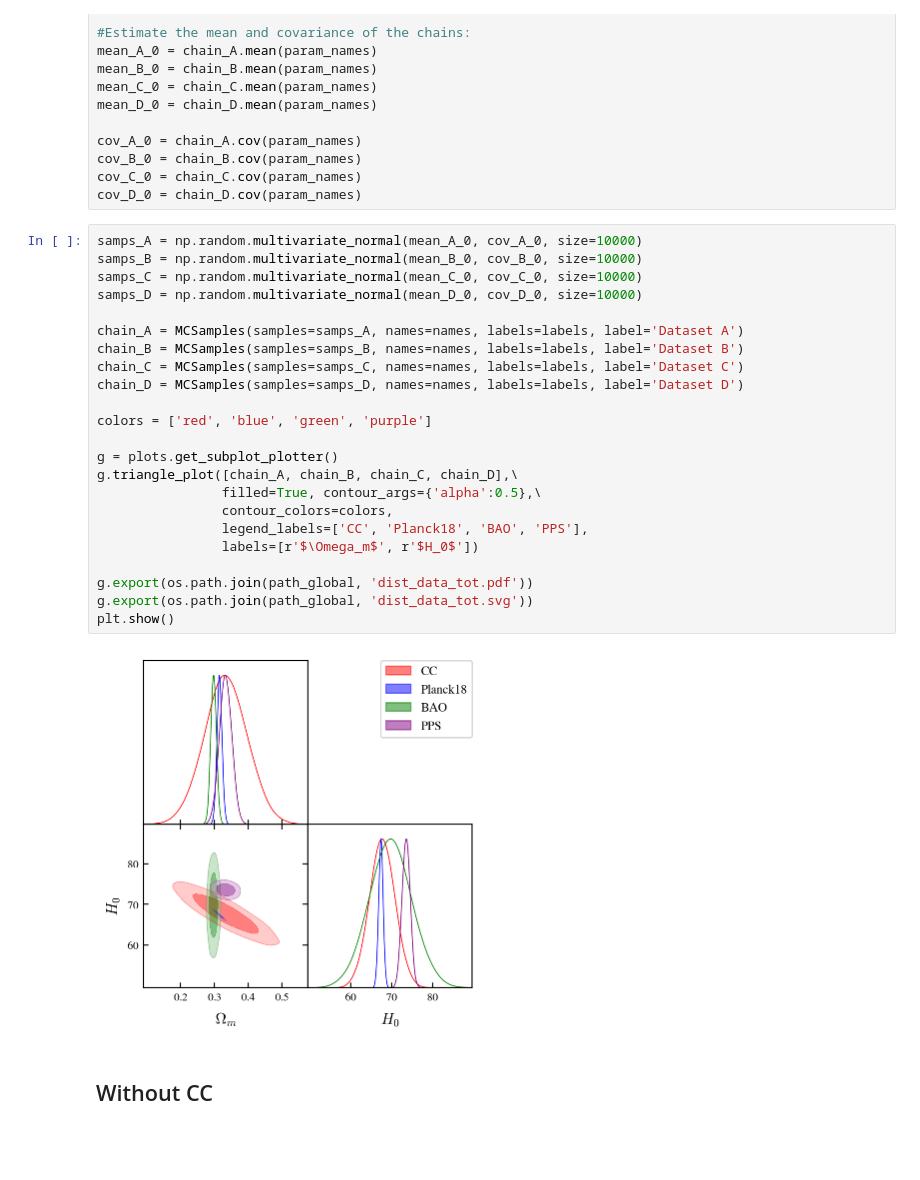
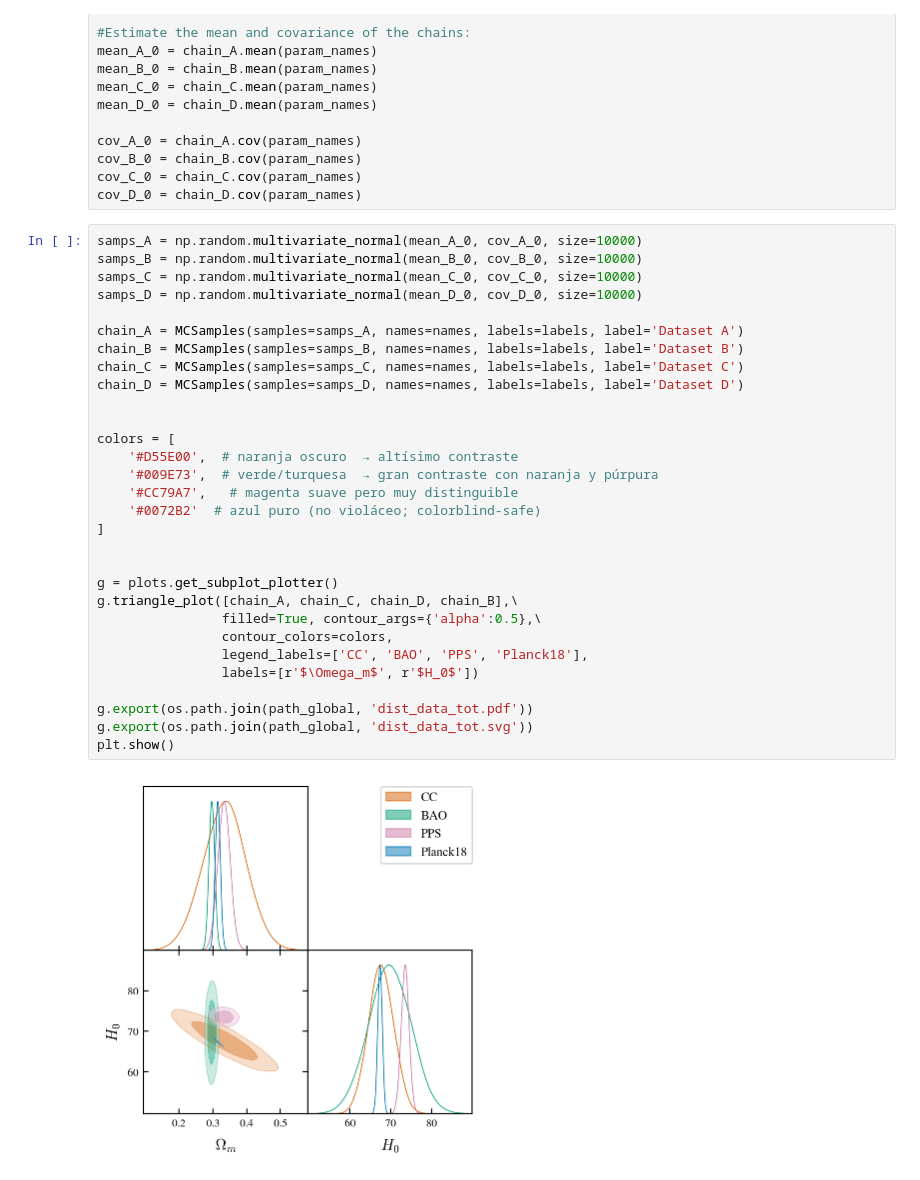
Before and after one commit to matiasleize/multimeter, a Jupyter notebook: notebooks/PRL/paper_plots/fig4.ipynb, the cells around one changed output. Cells and saved outputs as stored; diff of their text form; blank space fills up the shorter version.

```diff
--- a/notebooks/PRL/paper_plots/fig4.ipynb
+++ b/notebooks/PRL/paper_plots/fig4.ipynb
@@ -568,27 +447,32 @@ cov_D_0 = chain_D.cov(param_names)
 # %%
 samps_A = np.random.multivariate_normal(mean_A_0, cov_A_0, size=10000)
 samps_B = np.random.multivariate_normal(mean_B_0, cov_B_0, size=10000)
 samps_C = np.random.multivariate_normal(mean_C_0, cov_C_0, size=10000)
 samps_D = np.random.multivariate_normal(mean_D_0, cov_D_0, size=10000)
 
 chain_A = MCSamples(samples=samps_A, names=names, labels=labels, label='Dataset A')
 chain_B = MCSamples(samples=samps_B, names=names, labels=labels, label='Dataset B')
 chain_C = MCSamples(samples=samps_C, names=names, labels=labels, label='Dataset C')
 chain_D = MCSamples(samples=samps_D, names=names, labels=labels, label='Dataset D')
 
-colors = ['red', 'blue', 'green', 'purple']
+
+colors = [
+    '#D55E00',  # naranja oscuro  → altísimo contraste
+    '#009E73',  # verde/turquesa  → gran contraste con naranja y púrpura
+    '#CC79A7',   # magenta suave pero muy distinguible
+    '#0072B2'  # azul puro (no violáceo; colorblind-safe)
+]
+
 
 g = plots.get_subplot_plotter()
-g.triangle_plot([chain_A, chain_B, chain_C, chain_D],\
+g.triangle_plot([chain_A, chain_C, chain_D, chain_B],\
                 filled=True, contour_args={'alpha':0.5},\
                 contour_colors=colors,
-                legend_labels=['CC', 'Planck18', 'BAO', 'PPS'],
+                legend_labels=['CC', 'BAO', 'PPS', 'Planck18'],
                 labels=[r'$\Omega_m$', r'$H_0$'])
 
 g.export(os.path.join(path_global, 'dist_data_tot.pdf'))
 g.export(os.path.join(path_global, 'dist_data_tot.svg'))
 plt.show()
 # %% [output]
-[figure, old version]
+[figure, new version]
-# %% [markdown]
-## Without CC
```
Also changed, not shown: parts of 10 cells of this notebook, 2 other files.
